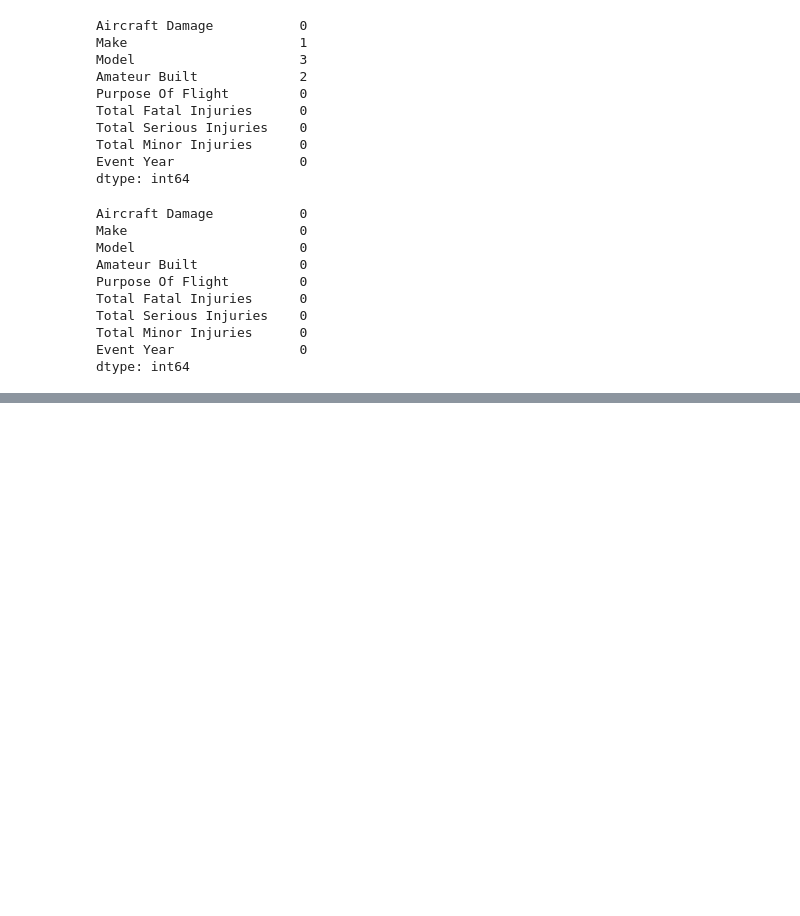
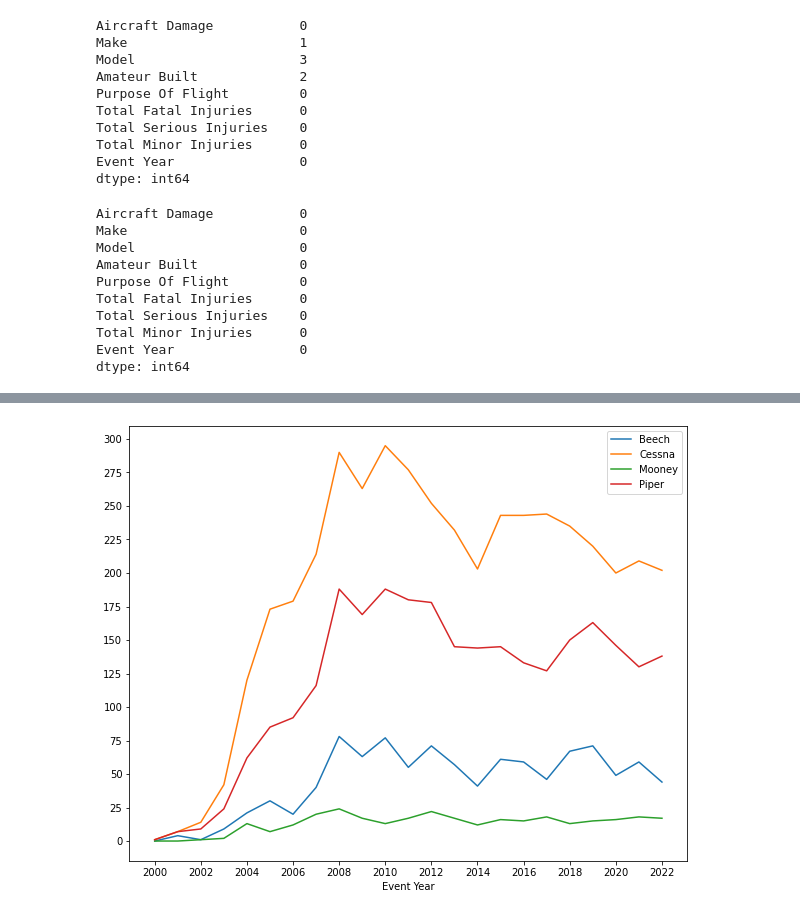
Before and after one commit to silver032/dsc-aviation_market_entry, a Jupyter notebook: aviation_market_entry_analysis.ipynb, the cells around one changed output, grey strips where cells are left out. Saved outputs shown, nothing was run; the diff lists cells and outputs as text; code cells hidden in the pictures; blank space fills up the shorter version.

```diff
--- a/aviation_market_entry_analysis.ipynb
+++ b/aviation_market_entry_analysis.ipynb
@@ -371,0 +388,18 @@ ax.set_yticks(np.arange(0,3500,250));
+# %%
+threshhold = 200
+X = [key for key,v in make2accidents.items() if v>=threshhold]
+Y = [value for u,value in make2accidents.items() if value>=threshhold]
+
+df_most_accidents = df[df['Make'].isin(X)]
+df_most_accidents.head()
+
+pd.pivot_table(df_most_accidents[['Make','Event Year','Model']],index = 'Event Year',
+               columns = 'Make',aggfunc ='count').fillna(0).plot.line(figsize=(10,8))
+plt.xticks(np.arange(2000,2024,2))
+
+dict1 = {x:y for x,y in zip(X,Y)}
+
+plt.legend(sorted(dict1))
+plt.yticks(np.arange(0,325,25));
+# %% [output]
+[figure, added]
```
Also changed, not shown: parts of 9 cells of this notebook.
